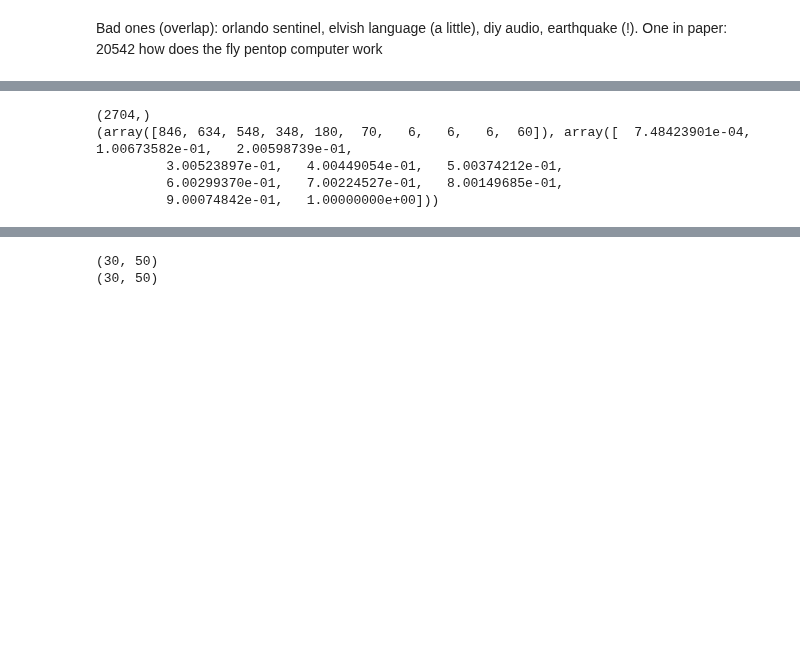
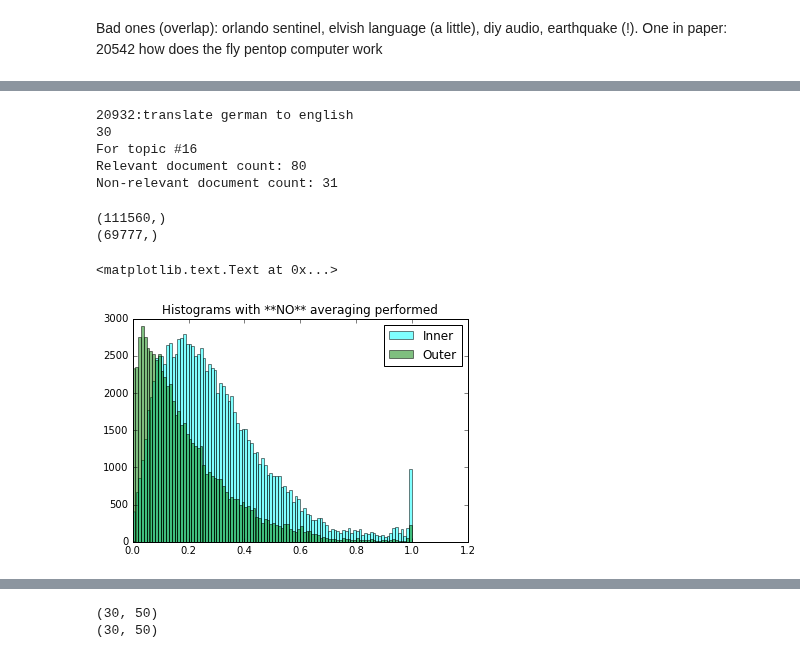
Before and after one commit to AndreiBarsan/crowd, a Jupyter notebook: notebooks/Intra-Topic Similarities.ipynb, the cells around one changed output, grey strips where cells are left out. Drawn from its saved outputs; the diff is of its cells as text; code cells hidden in the pictures; blank space fills up the shorter version.

```diff
--- a/notebooks/Intra-Topic Similarities.ipynb
+++ b/notebooks/Intra-Topic Similarities.ipynb
@@ -157,12 +234,40 @@ all_topic_rel_non_rel = [topic_rel(t.topic_id) for t in topic_ids]
+# %%
+topic_ids = id_topic_info.values()
+# A tuple of full (relevant, non-rel) documents
+all_topic_rel_non_rel = [topic_rel(t.topic_id) for t in topic_ids]
+print(list(topic_ids)[16])
+print(len(all_topic_rel_non_rel))
+
+# Simple small sanity check
+print("For topic #16")
+print("Relevant document count: {0}".format(len(all_topic_rel_non_rel[16][0])))
+print("Non-relevant document count: {0}".format(len(all_topic_rel_non_rel[16][1])))
+# %% [output]
+20932:translate german to english
+30
+For topic #16
+Relevant document count: 80
+Non-relevant document count: 31
 # %%
-all_rel_sim = [similarity_list(rel_non_rel[0])[:, 0] for rel_non_rel in all_topic_rel_non_rel]
-all_non_rel_sim = [similarity_list(rel_non_rel[1])[:, 0] for rel_non_rel in all_topic_rel_non_rel]
+all_rel_sim = [np.ravel(similarity_list(rel_non_rel[0])) for rel_non_rel in all_topic_rel_non_rel]
+
+# Outer sim = relevant vs. irrelevant!!!
+all_non_rel_sim = [np.ravel(similarity_list(rel_non_rel[0], rel_non_rel[1])) for rel_non_rel in all_topic_rel_non_rel]
-# %%
-print(all_rel_sim[0].shape)
-print(np.histogram(all_rel_sim[0]))
-# %% [output]
-(2704,)
-(array([846, 634, 548, 348, 180,  70,   6,   6,   6,  60]), array([  7.48423901e-04,   1.00673582e-01,   2.00598739e-01,
-         3.00523897e-01,   4.00449054e-01,   5.00374212e-01,
-         6.00299370e-01,   7.00224527e-01,   8.00149685e-01,
-         9.00074842e-01,   1.00000000e+00]))
+# %%
+all_rel_sim_1d = np.concatenate(all_rel_sim)
+all_non_rel_sim_1d = np.concatenate(all_non_rel_sim)
+
+print(all_rel_sim_1d.shape)
+print(all_non_rel_sim_1d.shape)
+# %% [output]
+(111560,)
+(69777,)
+# %%
+# hist_rel_1d = np.histogram(all_rel_sim_1d, bins=100)[0]
+_ = plt.hist(all_rel_sim_1d, bins=100, color='cyan', alpha=0.5, label="Inner")
+_ = plt.hist(all_non_rel_sim_1d, bins=100, color='green', alpha=0.5, label="Outer")
+plt.legend()
+plt.title("Histograms with **NO** averaging performed")
+# %% [output]
+<matplotlib.text.Text at 0x...>
+[figure, added]
```
Also changed, not shown: parts of 49 cells of this notebook, 2 other files.
